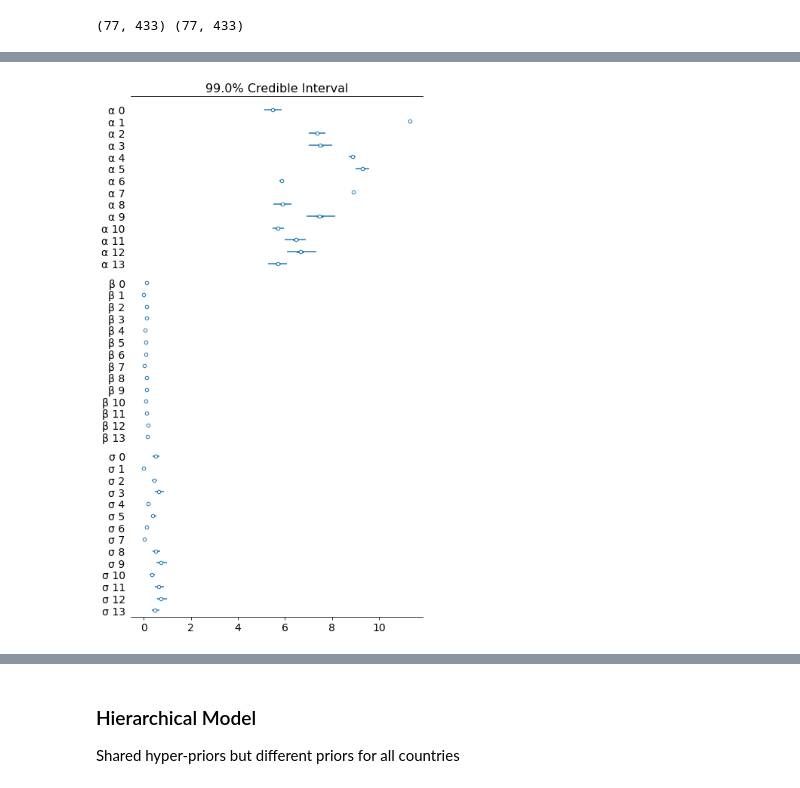
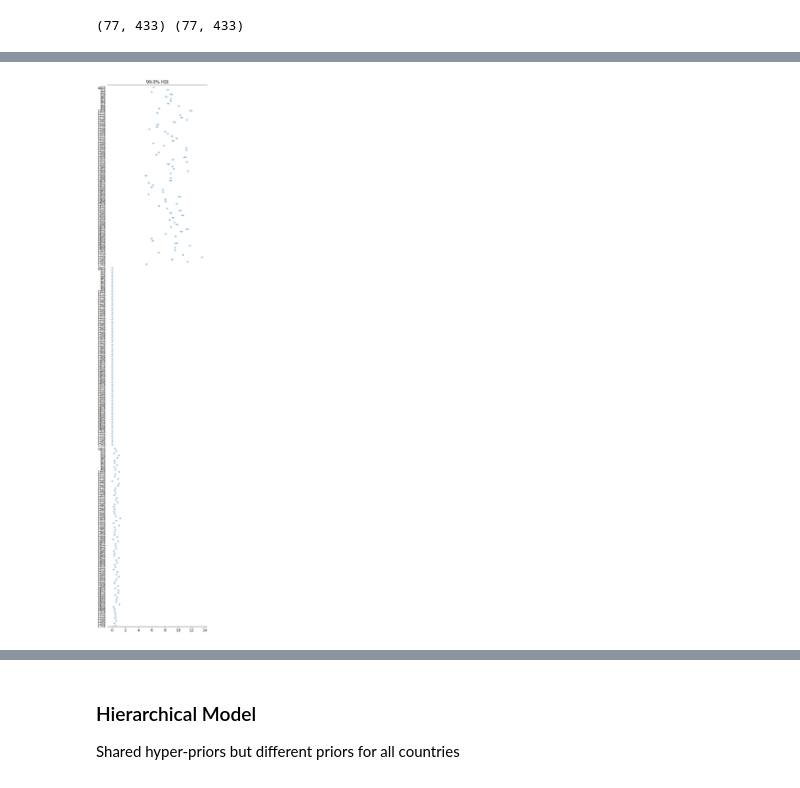
Before and after one commit to SPBU-study/statistics-2024-fall, a Jupyter notebook: baseline_reproduced.ipynb, the cells around one changed output, grey strips where cells are left out. Cells and saved outputs as stored; diff of their text form; code cells hidden in the pictures.

Commit message:
Reproduce pooled model

```diff
--- a/baseline_reproduced.ipynb
+++ b/baseline_reproduced.ipynb
@@ -455,5 +460,6 @@ NUTS: [α, β, σ]
 # %%
-pooled = az.from_pymc3(trace=trace, prior=prior, posterior_predictive=pred, model=pooled_model)
+# pooled = az.from_pymc3(trace=trace, prior=prior, posterior_predictive=pred, model=pooled_model)
+pooled = custom_from_pymc3(trace, prior, pred)
 prior_vars = ['α', 'β', 'σ']
 pooled
 # %% [output]
@@ -507,7 +522,8 @@ means_df
 # %%
-az.plot_forest(data=pooled, var_names=prior_vars, combined=True, credible_interval=0.99);
+az.plot_forest(data=pooled, var_names=prior_vars, combined=True, hdi_prob=0.99);
+plt.tight_layout()
 # %% [output]
-[figure, old version]
+[figure, new version]
 # %%
 # posterior_predictive = split_and_pack(data=pooled.posterior_predictive['pooled'].data, labels=countries, axis=2) # not working??
 posterior_predictive = dict(zip(countries, np.split(ary=pooled.posterior_predictive['pooled'].data, axis=2, indices_or_sections=len(countries))))
```
Also changed, not shown: parts of 8 cells of this notebook, 1 other file.
